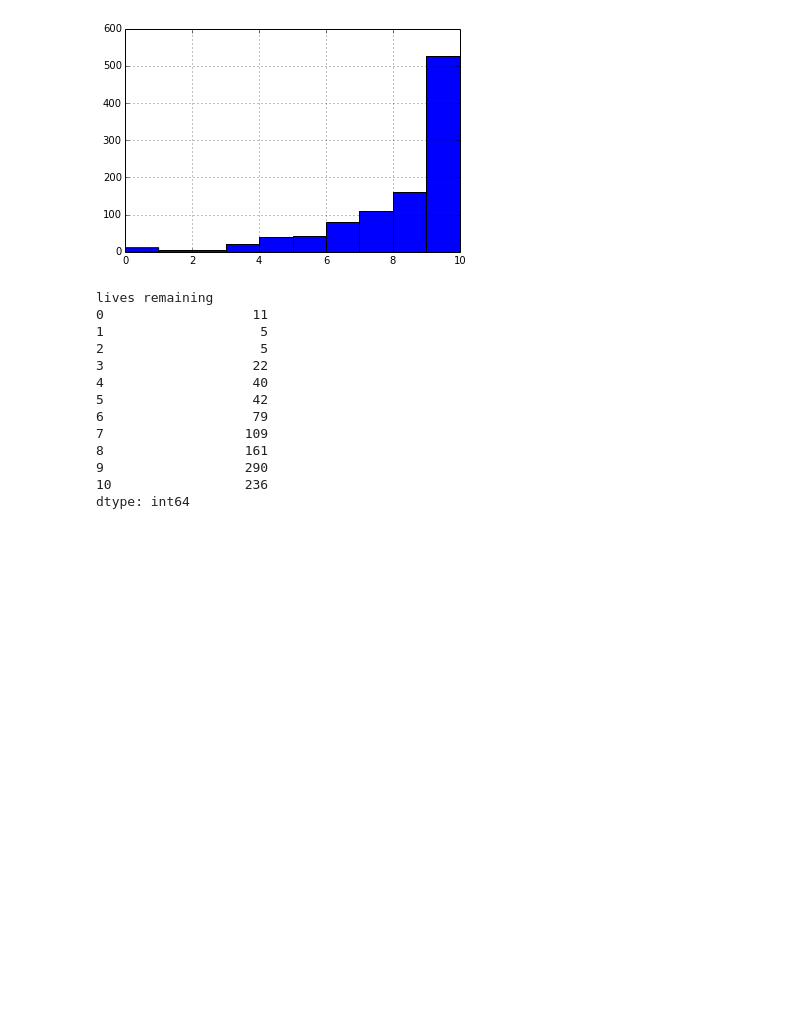
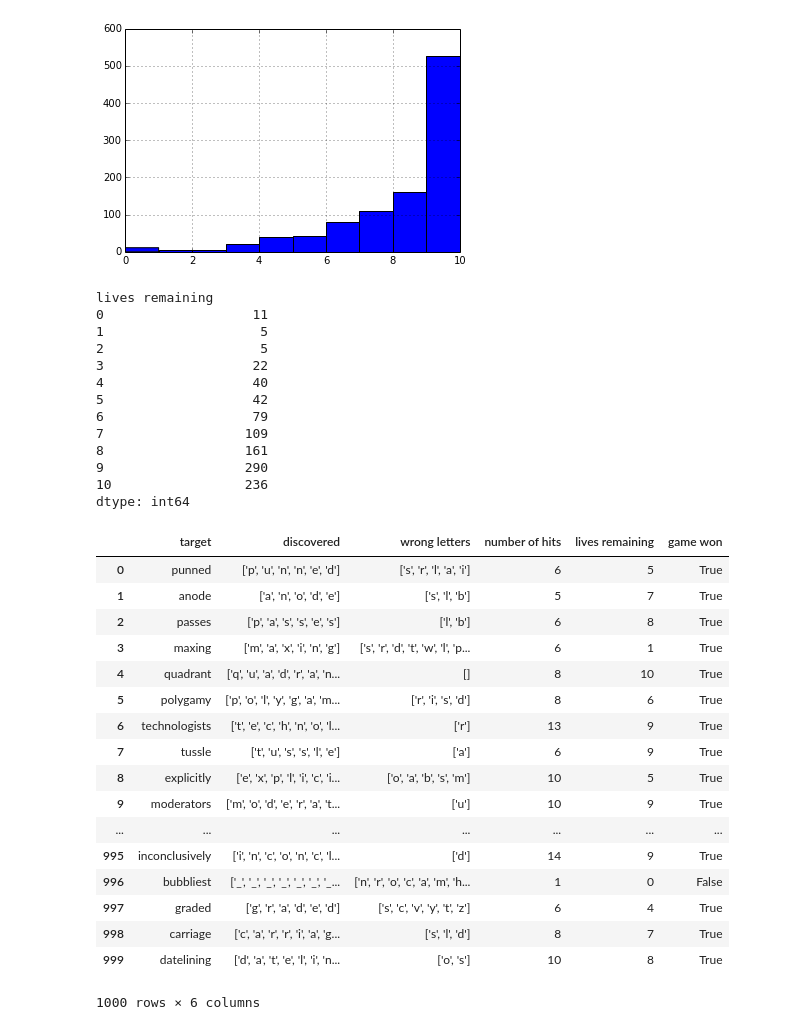
Before and after one commit to NeilNjae/cas-master-teacher-training, a Jupyter notebook: hangman/hangman-logging.ipynb, the cells around one changed output. Cells and saved outputs as stored; diff of their text form; code cells hidden in the pictures; blank space fills up the shorter version.

```diff
--- a/hangman/hangman-logging.ipynb
+++ b/hangman/hangman-logging.ipynb
@@ -343,3 +194,25 @@ lives remaining
 9                  290
 10                 236
 dtype: int64
+# %%
+adaptive_split = pd.read_csv('adaptive_split.csv')
+adaptive_split
+# %% [output]
+|  | target | discovered | wrong letters | number of hits | lives remaining | game won |
+| 0 | punned | ['p', 'u', 'n', 'n', 'e', 'd'] | ['s', 'r', 'l', 'a', 'i'] | 6 | 5 | True |
+| 1 | anode | ['a', 'n', 'o', 'd', 'e'] | ['s', 'l', 'b'] | 5 | 7 | True |
+| 2 | passes | ['p', 'a', 's', 's', 'e', 's'] | ['l', 'b'] | 6 | 8 | True |
+| 3 | maxing | ['m', 'a', 'x', 'i', 'n', 'g'] | ['s', 'r', 'd', 't', 'w', 'l', 'p... | 6 | 1 | True |
+| 4 | quadrant | ['q', 'u', 'a', 'd', 'r', 'a', 'n... | [] | 8 | 10 | True |
+| 5 | polygamy | ['p', 'o', 'l', 'y', 'g', 'a', 'm... | ['r', 'i', 's', 'd'] | 8 | 6 | True |
+| 6 | technologists | ['t', 'e', 'c', 'h', 'n', 'o', 'l... | ['r'] | 13 | 9 | True |
+| 7 | tussle | ['t', 'u', 's', 's', 'l', 'e'] | ['a'] | 6 | 9 | True |
+| 8 | explicitly | ['e', 'x', 'p', 'l', 'i', 'c', 'i... | ['o', 'a', 'b', 's', 'm'] | 10 | 5 | True |
+| 9 | moderators | ['m', 'o', 'd', 'e', 'r', 'a', 't... | ['u'] | 10 | 9 | True |
+| ... | ... | ... | ... | ... | ... | ... |
+| 995 | inconclusively | ['i', 'n', 'c', 'o', 'n', 'c', 'l... | ['d'] | 14 | 9 | True |
+| 996 | bubbliest | ['_', '_', '_', '_', '_', '_', '_... | ['n', 'r', 'o', 'c', 'a', 'm', 'h... | 1 | 0 | False |
+| 997 | graded | ['g', 'r', 'a', 'd', 'e', 'd'] | ['s', 'c', 'v', 'y', 't', 'z'] | 6 | 4 | True |
+| 998 | carriage | ['c', 'a', 'r', 'r', 'i', 'a', 'g... | ['s', 'l', 'd'] | 8 | 7 | True |
+| 999 | datelining | ['d', 'a', 't', 'e', 'l', 'i', 'n... | ['o', 's'] | 10 | 8 | True |
+1000 rows × 6 columns
```
Also changed, not shown: parts of 20 cells of this notebook, 3 other files.
